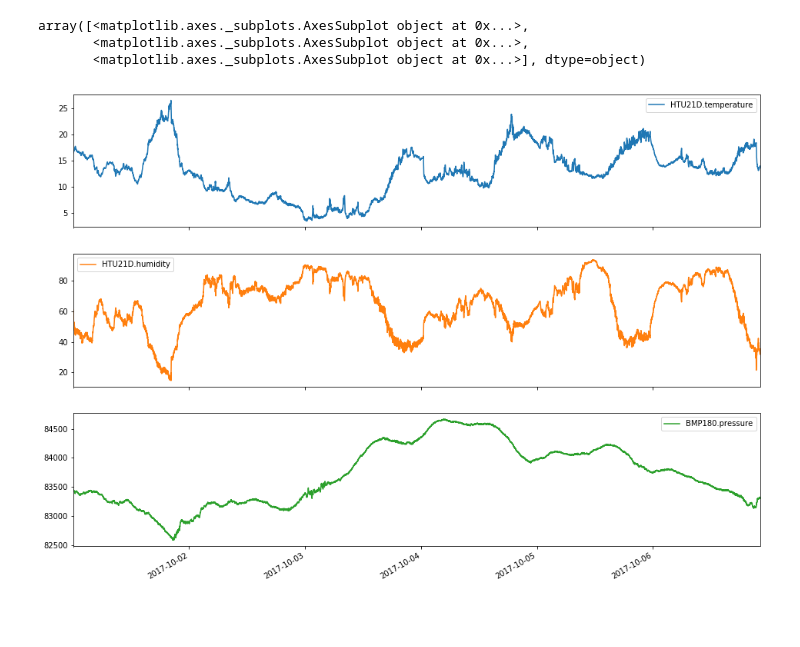
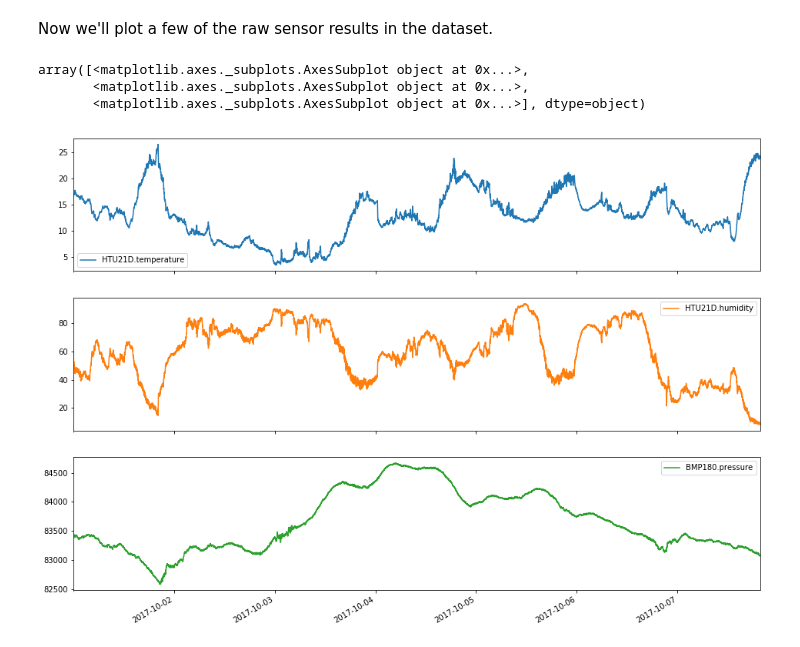
Before and after one commit to seanshahkarami/waggle-notebooks, a Jupyter notebook: Plotting Example.ipynb, the cells around one changed output. Drawn from its saved outputs; the diff is of its cells as text; code cells hidden in the pictures; blank space fills up the shorter version.

```diff
--- a/Plotting Example.ipynb
+++ b/Plotting Example.ipynb
@@ -5,9 +13,10 @@ import dataset
 # %%
-df1 = dataset.load_from_urls([
+df = dataset.load_from_urls([
     'http://beehive1.mcs.anl.gov/datasets/2/001e0610ba89/2017-10-01.csv.gz',
     'http://beehive1.mcs.anl.gov/datasets/2/001e0610ba89/2017-10-02.csv.gz',
     'http://beehive1.mcs.anl.gov/datasets/2/001e0610ba89/2017-10-03.csv.gz',
     'http://beehive1.mcs.anl.gov/datasets/2/001e0610ba89/2017-10-04.csv.gz',
     'http://beehive1.mcs.anl.gov/datasets/2/001e0610ba89/2017-10-05.csv.gz',
     'http://beehive1.mcs.anl.gov/datasets/2/001e0610ba89/2017-10-06.csv.gz',
+    'http://beehive1.mcs.anl.gov/datasets/2/001e0610ba89/2017-10-07.csv.gz',
 ])
@@ -14,13 +35,15 @@ df1 = dataset.load_from_urls([
+# %% [markdown]
+Now we'll plot a few of the raw sensor results in the dataset.
 # %%
 columns = [
     'HTU21D.temperature',
     'HTU21D.humidity',
     'BMP180.pressure',
 ]
 
-df1[columns].plot(figsize=(16, 12), subplots=True, sharex=True)
+df[columns].plot(figsize=(16, 12), subplots=True, sharex=True)
 # %% [output]
 array([<matplotlib.axes._subplots.AxesSubplot object at 0x...>,
        <matplotlib.axes._subplots.AxesSubplot object at 0x...>,
        <matplotlib.axes._subplots.AxesSubplot object at 0x...>], dtype=object)
-[figure, old version]
+[figure, new version]
```
Also changed, not shown: parts of 9 cells of this notebook.
